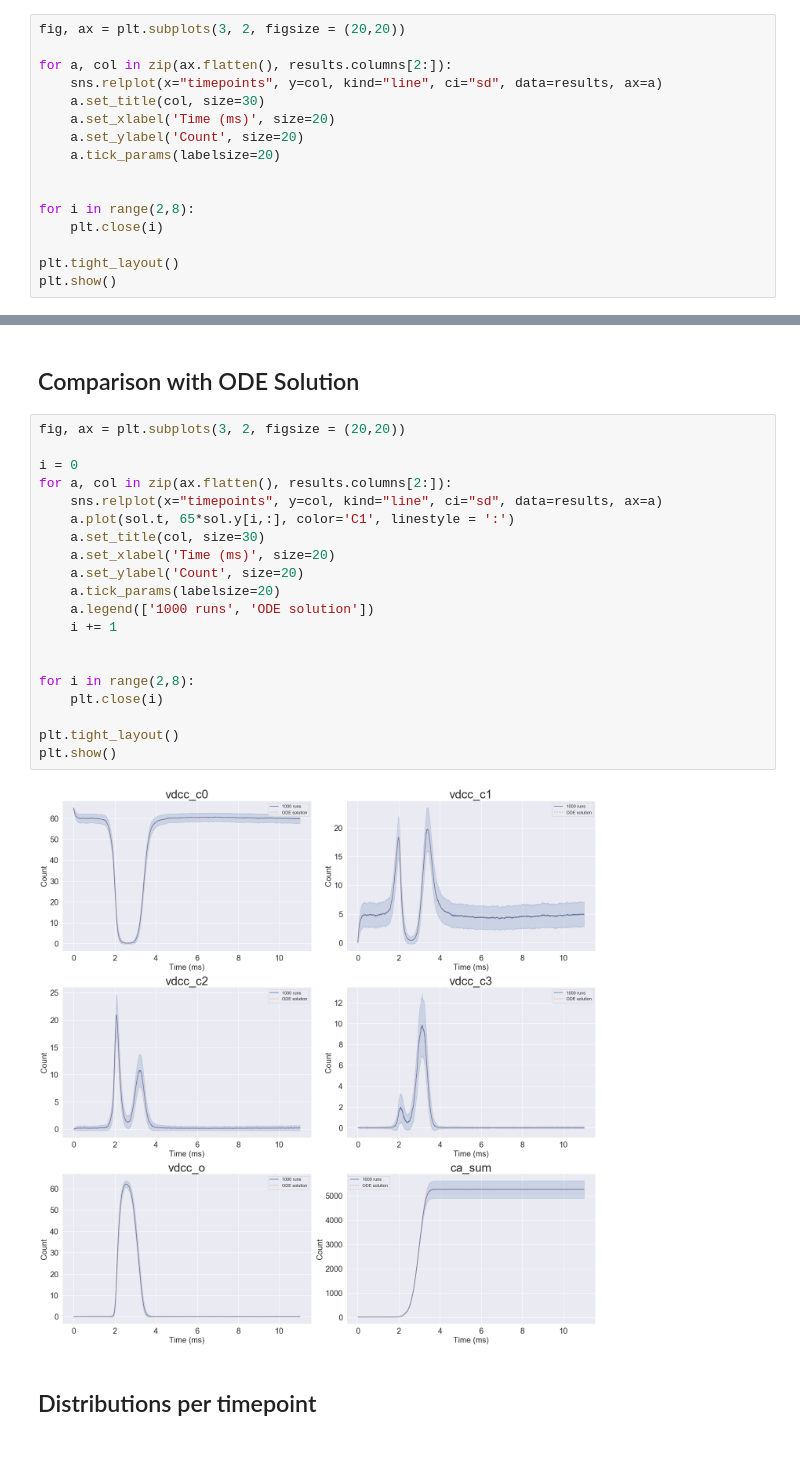
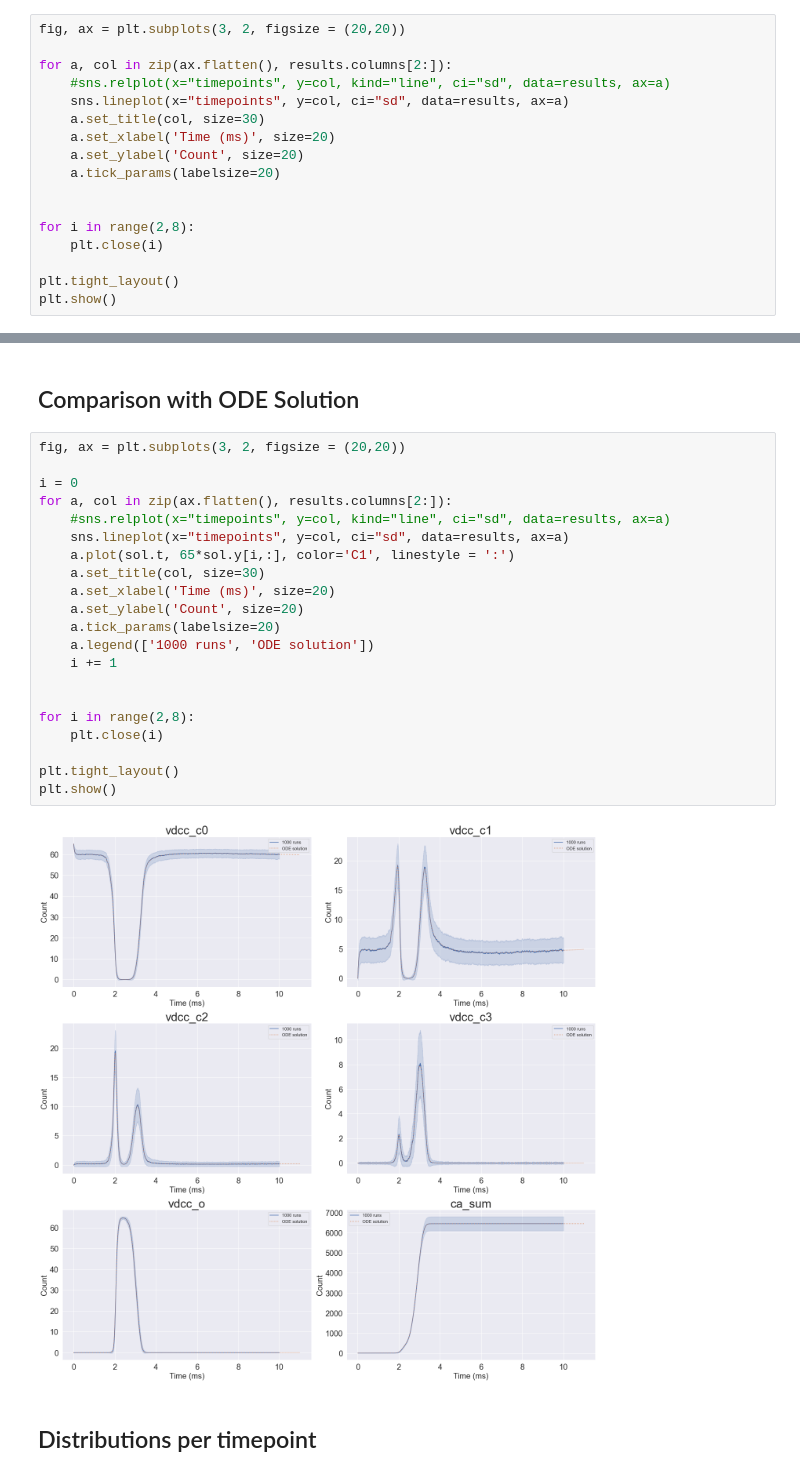
Before and after one commit to 3x10e8/DetailedMarkov, a Jupyter notebook: DetailedMarkovModel.ipynb, the cells around one changed output, grey strips where cells are left out. Saved outputs shown, nothing was run; the diff lists cells and outputs as text.

```diff
--- a/DetailedMarkovModel.ipynb
+++ b/DetailedMarkovModel.ipynb
@@ -641,7 +633,8 @@ sns.set(style="darkgrid")
 fig, ax = plt.subplots(3, 2, figsize = (20,20))
 
 for a, col in zip(ax.flatten(), results.columns[2:]):
-    sns.relplot(x="timepoints", y=col, kind="line", ci="sd", data=results, ax=a)
+    #sns.relplot(x="timepoints", y=col, kind="line", ci="sd", data=results, ax=a)
+    sns.lineplot(x="timepoints", y=col, ci="sd", data=results, ax=a)
     a.set_title(col, size=30)
     a.set_xlabel('Time (ms)', size=20)
     a.set_ylabel('Count', size=20)
@@ -695,25 +817,26 @@ plt.show()
 # %%
 fig, ax = plt.subplots(3, 2, figsize = (20,20))
 
 i = 0
 for a, col in zip(ax.flatten(), results.columns[2:]):
-    sns.relplot(x="timepoints", y=col, kind="line", ci="sd", data=results, ax=a)
+    #sns.relplot(x="timepoints", y=col, kind="line", ci="sd", data=results, ax=a)
+    sns.lineplot(x="timepoints", y=col, ci="sd", data=results, ax=a)
     a.plot(sol.t, 65*sol.y[i,:], color='C1', linestyle = ':')
     a.set_title(col, size=30)
     a.set_xlabel('Time (ms)', size=20)
     a.set_ylabel('Count', size=20)
     a.tick_params(labelsize=20)
     a.legend(['1000 runs', 'ODE solution'])
     i += 1
 
 
 for i in range(2,8):
     plt.close(i)
 
 plt.tight_layout()
 plt.show()
 # %% [output]
-[figure, old version]
+[figure, new version]
 # %% [markdown]
 ## Distributions per timepoint
 # %%
```
Also changed, not shown: parts of 24 cells of this notebook, 1 other file.
